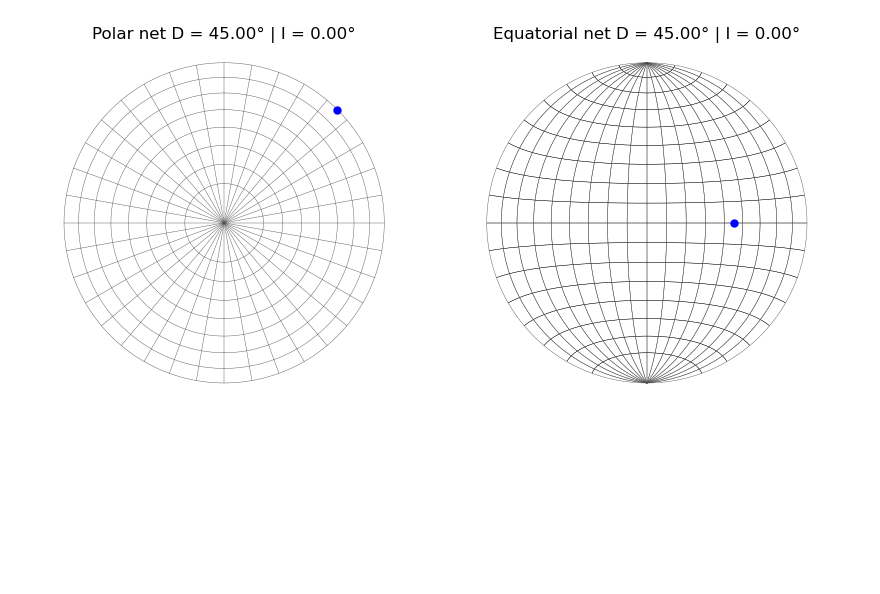
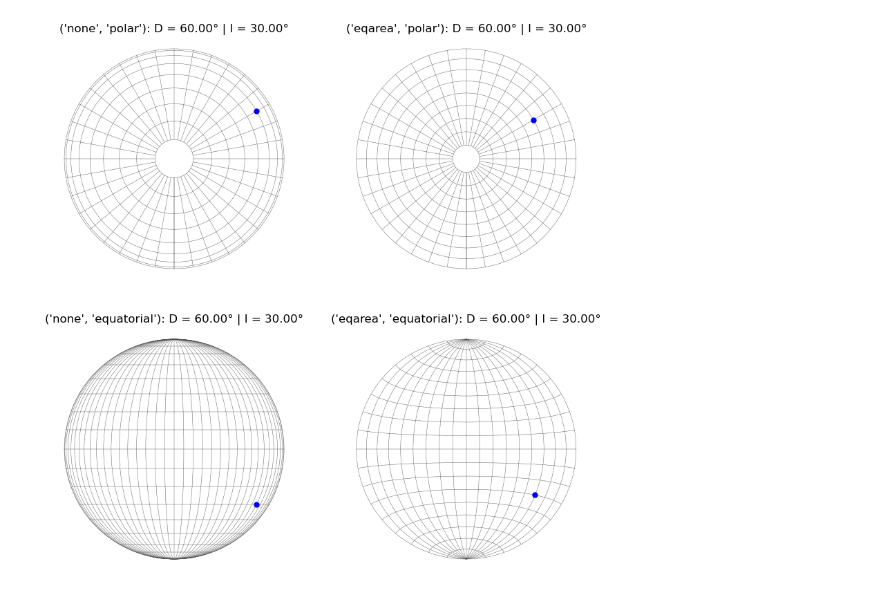
Before and after one commit to birocoles/direction-equal-area, a Jupyter notebook: prototype.ipynb, the cells around one changed output. Saved outputs shown, nothing was run; the diff lists cells and outputs as text; code cells hidden in the pictures; blank space fills up the shorter version.

```diff
--- a/prototype.ipynb
+++ b/prototype.ipynb
@@ -106,2 +6,3 @@ def plot_equatorial_net(ax):
 # %%
-dec, inc = 45, 0
+dec = 60
+inc = 30
@@ -112,26 +9,78 @@ ye, ze = di2equal_area_equatorial(dec, inc)
+# %%
+x, y, z = eqa.di2xyz(dec, inc)
+# %%
+xp, yp = eqa.xyz2equal_area_polar(x, y, z)
+# %%
+ye, ze = eqa.xyz2equal_area_equatorial(x, y, z)
 # %%
 fig, axs = plt.subplots(
-    ncols=2, nrows=1, figsize=(10,10)
+    ncols=2, nrows=2, figsize=(10,10)
 )
 
-ax = axs[0]
+ax = axs[0][0]
 ax.axis('scaled')
-ax.set_title(f"Polar net D = {dec:.2f}° | I = {inc:.2f}°")
-plot_polar_net(ax)
+ax.set_title(f"('none', 'polar'): D = {dec:.2f}° | I = {inc:.2f}°")
+eqa.plot_net(
+    ax,
+    dec_limits=(-180, 180),
+    dec_num_intervals=int(360/10),
+    inc_limits=(0,80),
+    inc_num_intervals=int(80/10),
+    projection=('none', 'polar')
+)
+ax.plot(y, x, 'bo', ms=5)
+ax.axis("off")
+ax.set_xlim(-1.1, 1.1)
+ax.set_ylim(-1.1, 1.1)
+
+ax = axs[1][0]
+ax.axis('scaled')
+ax.set_title(f"('none', 'equatorial'): D = {dec:.2f}° | I = {inc:.2f}°")
+eqa.plot_net(
+    ax,
+    dec_limits=(-90, 90),
+    dec_num_intervals=int(360/10),
+    inc_limits=(-90,90),
+    inc_num_intervals=int(180/10),
+    projection=('none', 'equatorial')
+)
+ax.plot(y, z, 'bo', ms=5)
+ax.axis("off")
+ax.set_xlim(-1.1, 1.1)
+ax.set_ylim( 1.1,-1.1)
+
+ax = axs[0][1]
+ax.axis('scaled')
+ax.set_title(f"('eqarea', 'polar'): D = {dec:.2f}° | I = {inc:.2f}°")
+eqa.plot_net(
+    ax,
+    dec_limits=(-180, 180),
+    dec_num_intervals=int(360/10),
+    inc_limits=(0,80),
+    inc_num_intervals=int(80/10),
+    projection=('eqarea', 'polar')
+)
 ax.plot(yp, xp, 'bo', ms=5)
 ax.axis("off")
 ax.set_xlim(-1.1, 1.1)
 ax.set_ylim(-1.1, 1.1)
 
-ax = axs[1]
+ax = axs[1][1]
 ax.axis('scaled')
-ax.set_title(f"Equatorial net D = {dec:.2f}° | I = {inc:.2f}°")
-plot_equatorial_net(ax)
+ax.set_title(f"('eqarea', 'equatorial'): D = {dec:.2f}° | I = {inc:.2f}°")
+eqa.plot_net(
+    ax,
+    dec_limits=(-90, 90),
+    dec_num_intervals=int(180/10),
+    inc_limits=(-90,90),
+    inc_num_intervals=int(180/10),
+    projection=('eqarea', 'equatorial')
+)
 ax.plot(ye, ze, 'bo', ms=5)
 ax.axis("off")
 ax.set_xlim(-1.1, 1.1)
 ax.set_ylim( 1.1,-1.1)
 
 plt.show()
 # %% [output]
-[figure, old version]
+[figure, new version]
```
Also changed, not shown: parts of 10 cells of this notebook, 2 other files.
